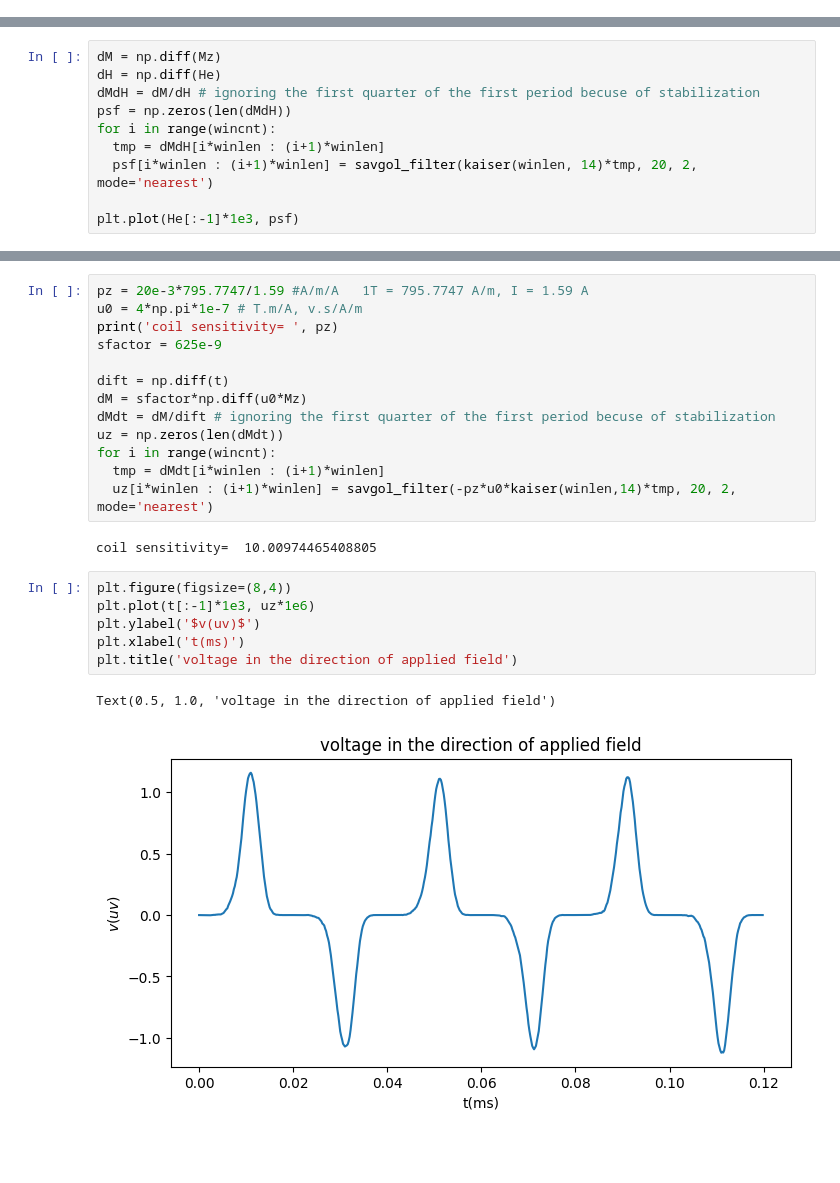
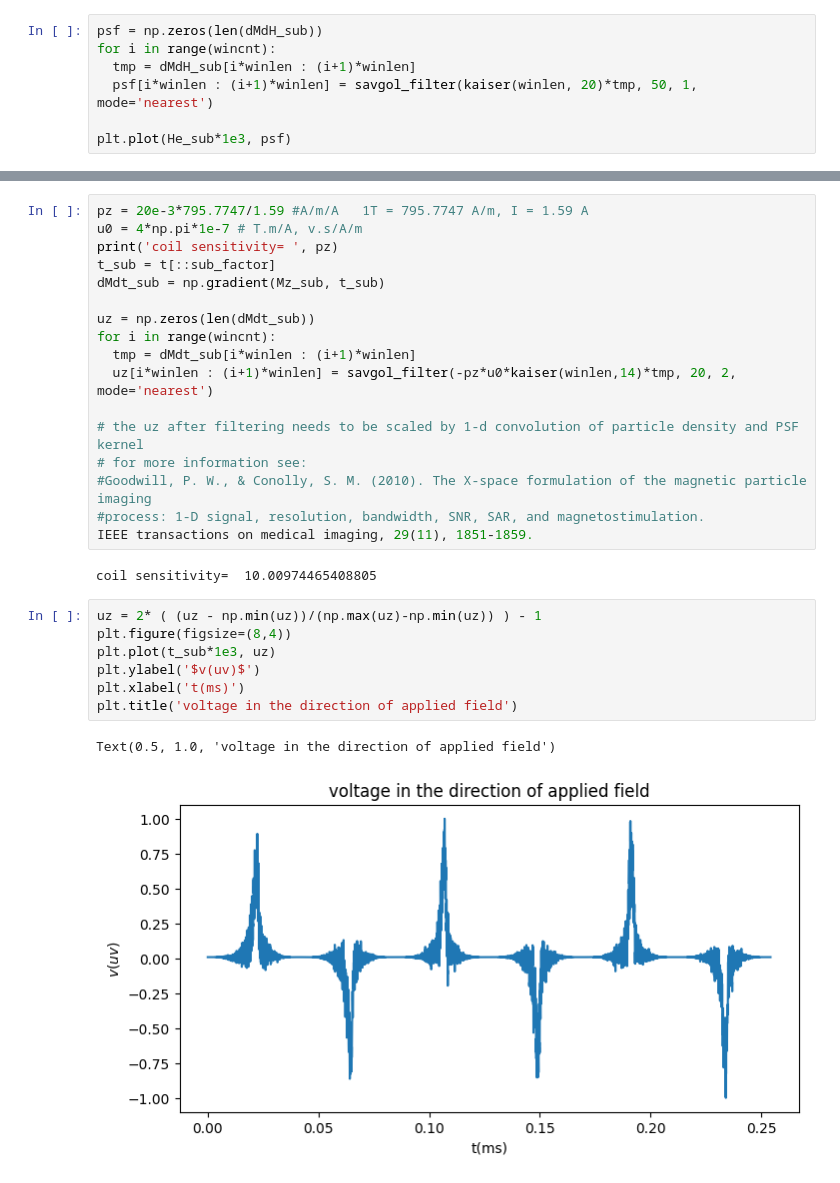
Before and after one commit to AbrahamAzizi/MPI-StochasticLangevinModel, a Jupyter notebook: CoupledBrownNeelLangevin.ipynb, the cells around one changed output, grey strips where cells are left out. Cells and saved outputs as stored; diff of their text form; blank space fills up the shorter version.

```diff
--- a/CoupledBrownNeelLangevin.ipynb
+++ b/CoupledBrownNeelLangevin.ipynb
@@ -241,0 +260,7 @@ Text(0, 0.5, 'M(kA/m)')
+# %%
+psf = np.zeros(len(dMdH_sub))
+for i in range(wincnt):
+  tmp = dMdH_sub[i*winlen : (i+1)*winlen]
+  psf[i*winlen : (i+1)*winlen] = savgol_filter(kaiser(winlen, 20)*tmp, 50, 1, mode='nearest')
+
+plt.plot(He_sub*1e3, psf)
@@ -247,10 +274,0 @@ plt.plot(He[2*winlen:4*winlen], Mz[2*winlen:4*winlen])
-# %%
-dM = np.diff(Mz)
-dH = np.diff(He)
-dMdH = dM/dH # ignoring the first quarter of the first period becuse of stabilization
-psf = np.zeros(len(dMdH))
-for i in range(wincnt):
-  tmp = dMdH[i*winlen : (i+1)*winlen]
-  psf[i*winlen : (i+1)*winlen] = savgol_filter(kaiser(winlen, 14)*tmp, 20, 2, mode='nearest')
-
-plt.plot(He[:-1]*1e3, psf)
@@ -266,24 +276,29 @@ plt.plot(He[2*winlen:3*winlen], psf[2*winlen:3*winlen])
 pz = 20e-3*795.7747/1.59 #A/m/A   1T = 795.7747 A/m, I = 1.59 A
 u0 = 4*np.pi*1e-7 # T.m/A, v.s/A/m
 print('coil sensitivity= ', pz)
-sfactor = 625e-9
+t_sub = t[::sub_factor]
+dMdt_sub = np.gradient(Mz_sub, t_sub)
 
-dift = np.diff(t)
-dM = sfactor*np.diff(u0*Mz)
-dMdt = dM/dift # ignoring the first quarter of the first period becuse of stabilization
-uz = np.zeros(len(dMdt))
+uz = np.zeros(len(dMdt_sub))
 for i in range(wincnt):
-  tmp = dMdt[i*winlen : (i+1)*winlen]
+  tmp = dMdt_sub[i*winlen : (i+1)*winlen]
   uz[i*winlen : (i+1)*winlen] = savgol_filter(-pz*u0*kaiser(winlen,14)*tmp, 20, 2, mode='nearest')
+
+# the uz after filtering needs to be scaled by 1-d convolution of particle density and PSF kernel
+# for more information see:
+#Goodwill, P. W., & Conolly, S. M. (2010). The X-space formulation of the magnetic particle imaging
+#process: 1-D signal, resolution, bandwidth, SNR, SAR, and magnetostimulation.
+IEEE transactions on medical imaging, 29(11), 1851-1859.
 # %% [output]
 coil sensitivity=  10.00974465408805
 # %%
+uz = 2* ( (uz - np.min(uz))/(np.max(uz)-np.min(uz)) ) - 1
 plt.figure(figsize=(8,4))
-plt.plot(t[:-1]*1e3, uz*1e6)
+plt.plot(t_sub*1e3, uz)
 plt.ylabel('$v(uv)$')
 plt.xlabel('t(ms)')
 plt.title('voltage in the direction of applied field')
 # %% [output]
 Text(0.5, 1.0, 'voltage in the direction of applied field')
-[figure, old version]
+[figure, new version]
 # %%
```
Also changed, not shown: parts of 12 cells of this notebook.
